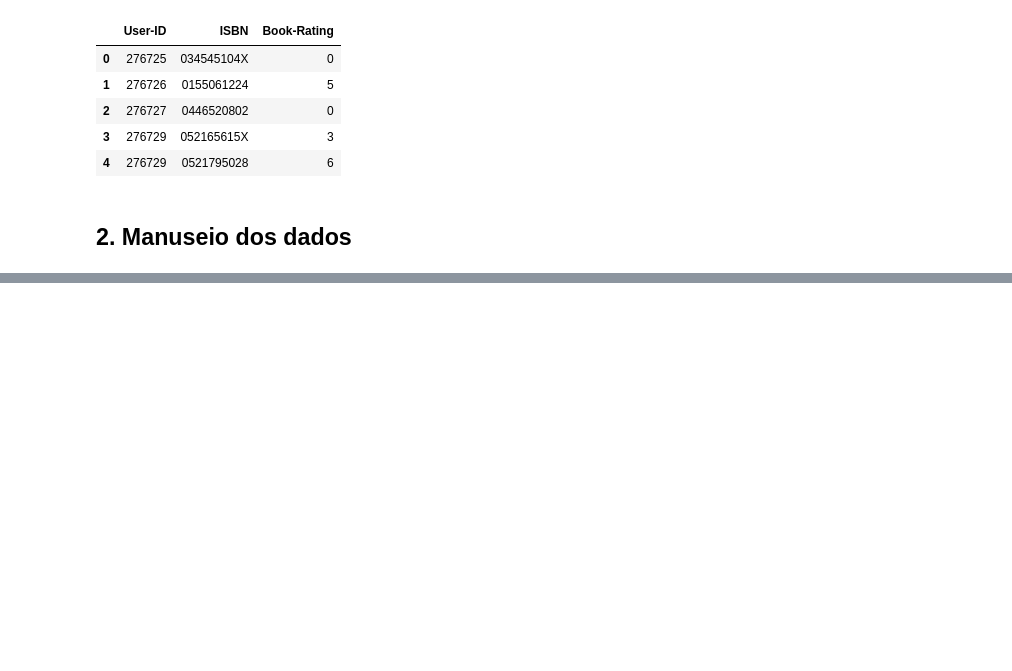
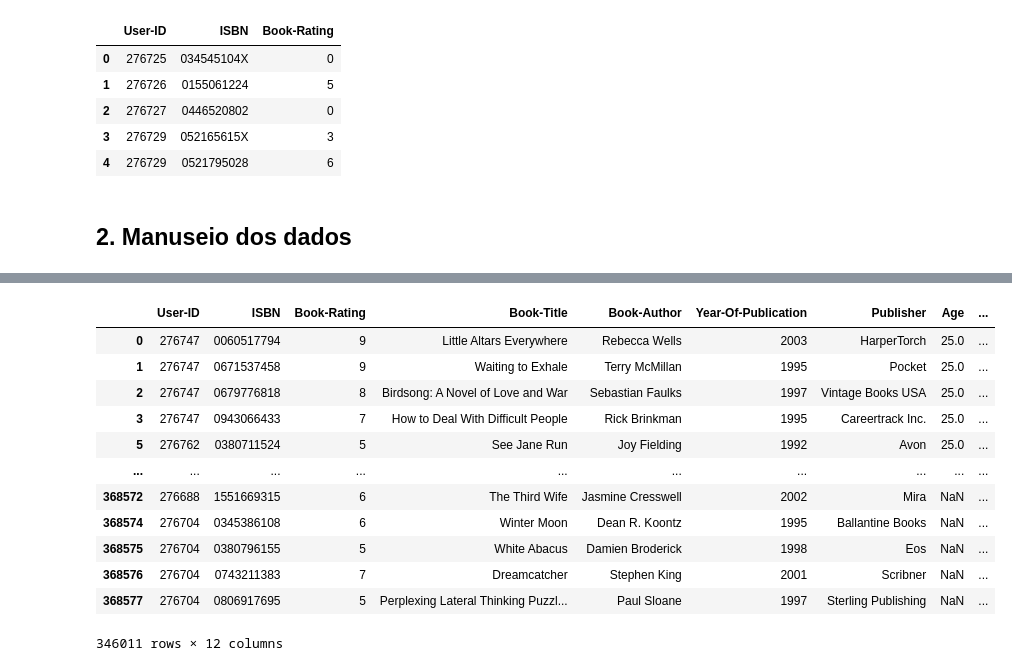
Before and after one commit to barbosarafael/book-recommendation, a Jupyter notebook: 02-notebooks/02-baseline/01-criacao-dados-baseline.ipynb, the cells around one changed output, grey strips where cells are left out. Drawn from its saved outputs; the diff is of its cells as text; code cells hidden in the pictures; blank space fills up the shorter version.

```diff
--- a/02-notebooks/02-baseline/01-criacao-dados-baseline.ipynb
+++ b/02-notebooks/02-baseline/01-criacao-dados-baseline.ipynb
@@ -75,0 +176,23 @@ ratings.head()
+# %%
+#---- Dados de treino
+
+df_train = df_ratings_user_filtered\
+    .merge(df_last_item_user_id.assign(indicador = 1), on = ['User-ID', 'RN'], how = 'left')\
+    .query('indicador.isna()')\
+    .drop(columns = 'indicador')
+
+df_train
+# %% [output]
+|  | User-ID | ISBN | Book-Rating | Book-Title | Book-Author | Year-Of-Publication | Publisher | Age | ... |
+| 0 | 276747 | 0060517794 | 9 | Little Altars Everywhere | Rebecca Wells | 2003 | HarperTorch | 25.0 | ... |
+| 1 | 276747 | 0671537458 | 9 | Waiting to Exhale | Terry McMillan | 1995 | Pocket | 25.0 | ... |
+| 2 | 276747 | 0679776818 | 8 | Birdsong: A Novel of Love and War | Sebastian Faulks | 1997 | Vintage Books USA | 25.0 | ... |
+| 3 | 276747 | 0943066433 | 7 | How to Deal With Difficult People | Rick Brinkman | 1995 | Careertrack Inc. | 25.0 | ... |
+| 5 | 276762 | 0380711524 | 5 | See Jane Run | Joy Fielding | 1992 | Avon | 25.0 | ... |
+| ... | ... | ... | ... | ... | ... | ... | ... | ... | ... |
+| 368572 | 276688 | 1551669315 | 6 | The Third Wife | Jasmine Cresswell | 2002 | Mira | NaN | ... |
+| 368574 | 276704 | 0345386108 | 6 | Winter Moon | Dean R. Koontz | 1995 | Ballantine Books | NaN | ... |
+| 368575 | 276704 | 0380796155 | 5 | White Abacus | Damien Broderick | 1998 | Eos | NaN | ... |
+| 368576 | 276704 | 0743211383 | 7 | Dreamcatcher | Stephen King | 2001 | Scribner | NaN | ... |
+| 368577 | 276704 | 0806917695 | 5 | Perplexing Lateral Thinking Puzzl... | Paul Sloane | 1997 | Sterling Publishing | NaN | ... |
+346011 rows × 12 columns
```
Also changed, not shown: parts of 20 cells of this notebook, 2 other files.
